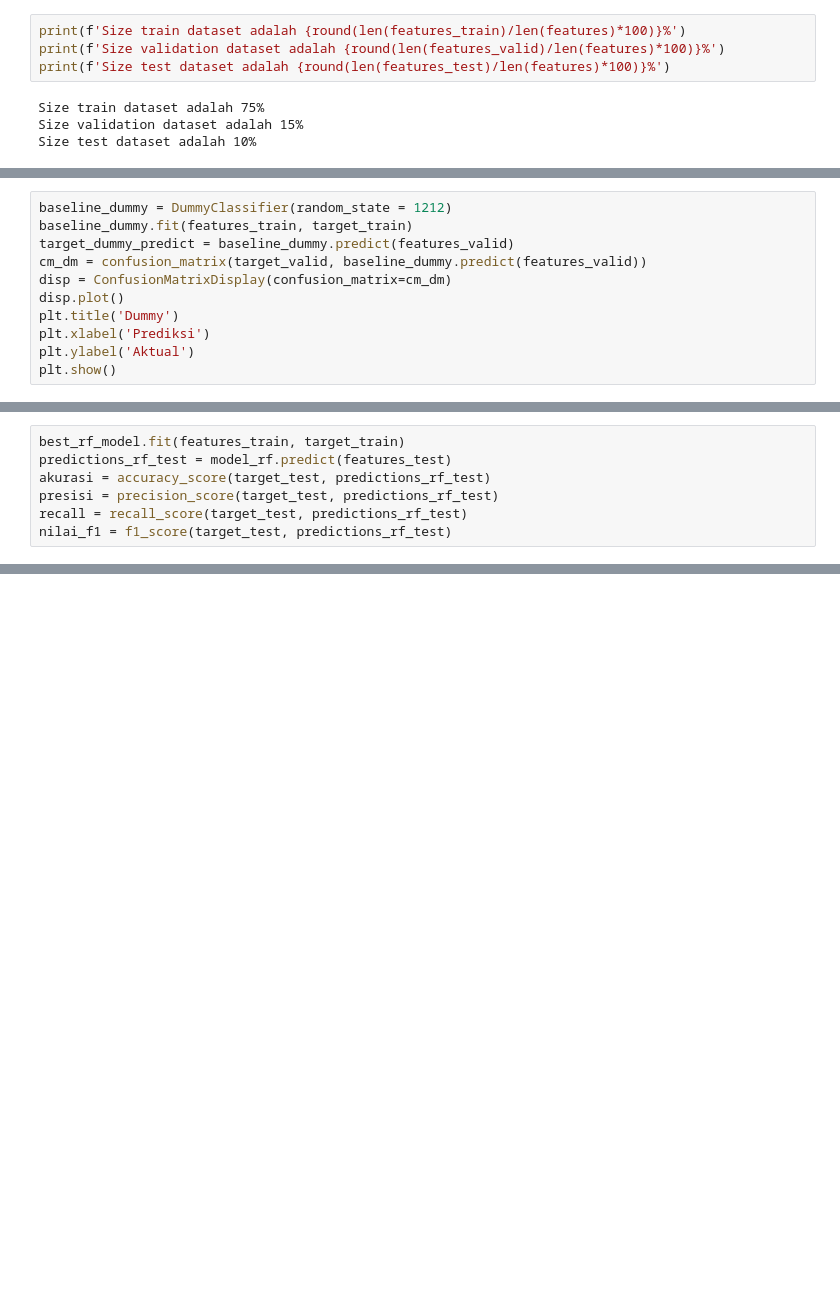
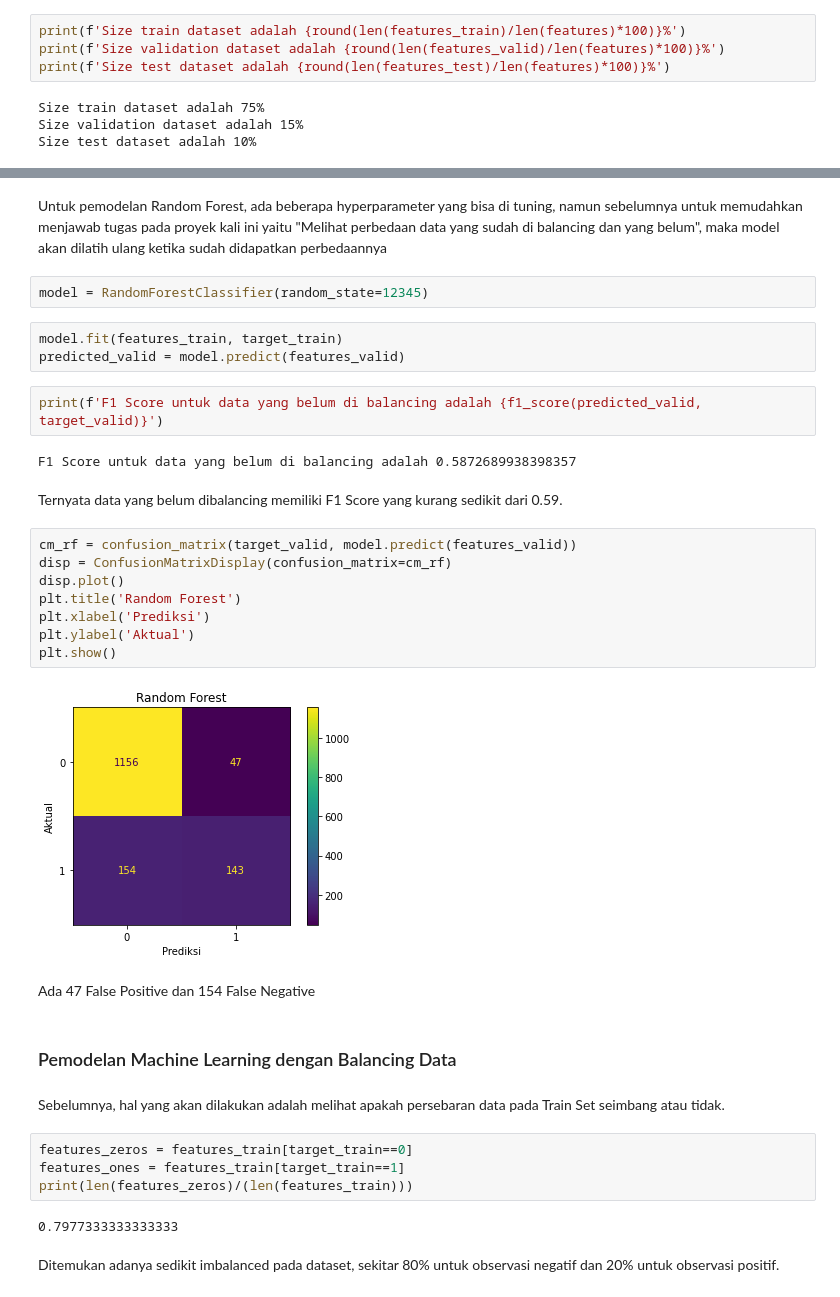
Before and after one commit to roobyyi/Data-Scientist-Practicum-Project, a Jupyter notebook: Project_6.ipynb, the cells around one changed output, grey strips where cells are left out. Drawn from its saved outputs; the diff is of its cells as text; blank space fills up the shorter version.

```diff
--- a/Project_6.ipynb
+++ b/Project_6.ipynb
@@ -234,11 +166,0 @@ Setelah menguji ketiga pemodelan machine learning, didapatkan bahwa akurasi dari
-# %%
-baseline_dummy = DummyClassifier(random_state = 1212)
-baseline_dummy.fit(features_train, target_train)
-target_dummy_predict = baseline_dummy.predict(features_valid)
-cm_dm = confusion_matrix(target_valid, baseline_dummy.predict(features_valid))
-disp = ConfusionMatrixDisplay(confusion_matrix=cm_dm)
-disp.plot()
-plt.title('Dummy')
-plt.xlabel('Prediksi')
-plt.ylabel('Aktual')
-plt.show()
@@ -268,7 +166,0 @@ Model sudah didalam variabel.
-# %%
-best_rf_model.fit(features_train, target_train)
-predictions_rf_test = model_rf.predict(features_test)
-akurasi = accuracy_score(target_test, predictions_rf_test)
-presisi = precision_score(target_test, predictions_rf_test)
-recall = recall_score(target_test, predictions_rf_test)
-nilai_f1 = f1_score(target_test, predictions_rf_test)
@@ -309,0 +177,37 @@ Kesimpulan yang bisa didapatkan dari proyek kali ini adalah
+# %% [markdown]
+Untuk pemodelan Random Forest, ada beberapa hyperparameter yang bisa di tuning, namun sebelumnya untuk memudahkan menjawab tugas pada proyek kali ini yaitu "Melihat perbedaan data yang sudah di balancing dan yang belum", maka model akan dilatih ulang ketika sudah didapatkan perbedaannya
+# %%
+model = RandomForestClassifier(random_state=12345)
+# %%
+model.fit(features_train, target_train)
+predicted_valid = model.predict(features_valid)
+# %%
+print(f'F1 Score untuk data yang belum di balancing adalah {f1_score(predicted_valid, target_valid)}')
+# %% [output]
+F1 Score untuk data yang belum di balancing adalah 0.5872689938398357
+# %% [markdown]
+Ternyata data yang belum dibalancing memiliki F1 Score yang kurang sedikit dari 0.59.
+# %%
+cm_rf = confusion_matrix(target_valid, model.predict(features_valid))
+disp = ConfusionMatrixDisplay(confusion_matrix=cm_rf)
+disp.plot()
+plt.title('Random Forest')
+plt.xlabel('Prediksi')
+plt.ylabel('Aktual')
+plt.show()
+# %% [output]
+[figure, added]
+# %% [markdown]
+Ada 47 False Positive dan 154 False Negative
+# %% [markdown]
+### Pemodelan Machine Learning dengan Balancing Data
+# %% [markdown]
+Sebelumnya, hal yang akan dilakukan adalah melihat apakah persebaran data pada Train Set seimbang atau tidak.
+# %%
+features_zeros = features_train[target_train==0]
+features_ones = features_train[target_train==1]
+print(len(features_zeros)/(len(features_train)))
+# %% [output]
+0.7977333333333333
+# %% [markdown]
+Ditemukan adanya sedikit imbalanced pada dataset, sekitar 80% untuk observasi negatif dan 20% untuk observasi positif.
```
Also changed, not shown: parts of 168 cells of this notebook.
